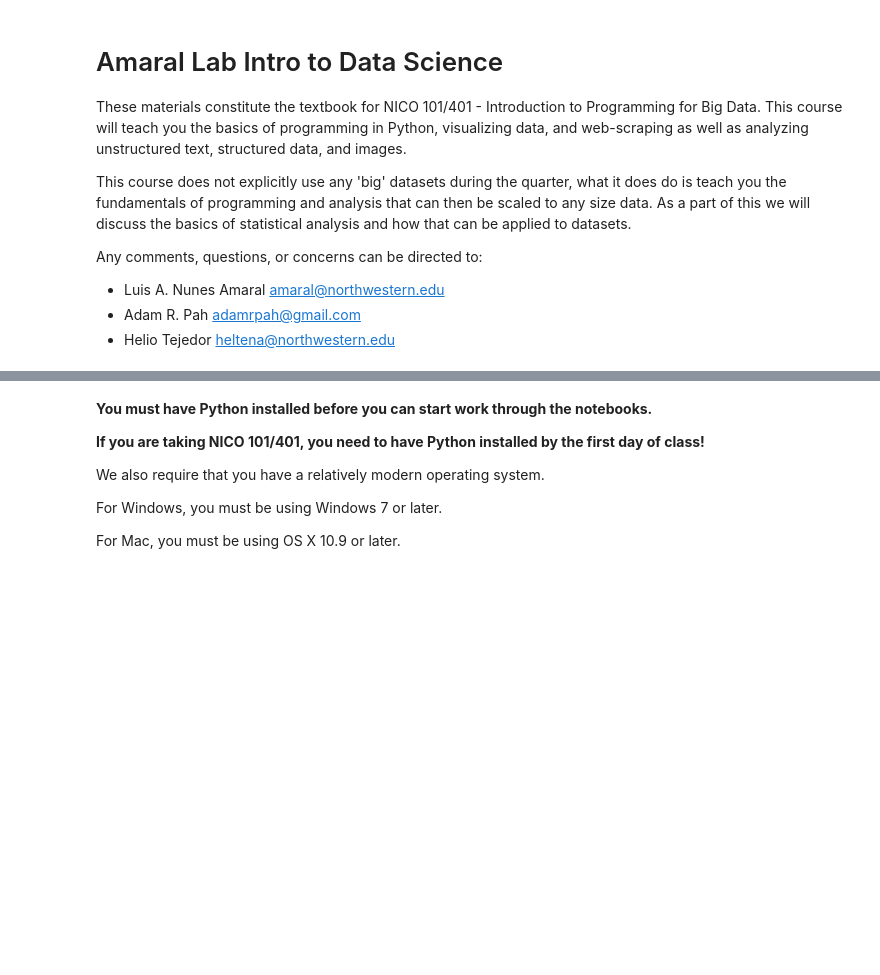
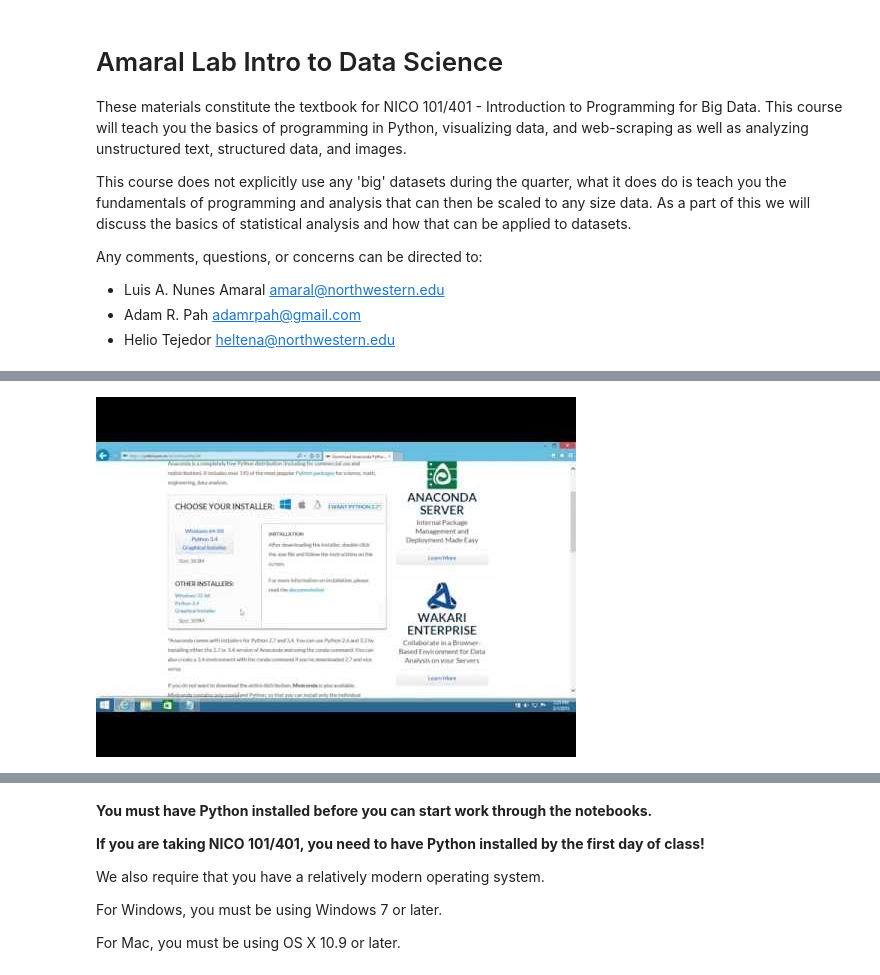
Before and after one commit to amarallab/Amaral_Lab_Intro_to_Data_Science, a Jupyter notebook: Start here.ipynb, the cells around one changed output, grey strips where cells are left out. Saved outputs shown, nothing was run; the diff lists cells and outputs as text; code cells hidden in the pictures; blank space fills up the shorter version.

```diff
--- a/Start here.ipynb
+++ b/Start here.ipynb
@@ -33,0 +33,7 @@ You can also watch this
+# %%
+## FOR WINDOWS
+
+vid = YouTubeVideo('w16iUU6IA5E', width = 600)
+display(vid)
+# %% [output]
+[figure, added]
```
Also changed, not shown: parts of 7 cells of this notebook, 1 other file.
